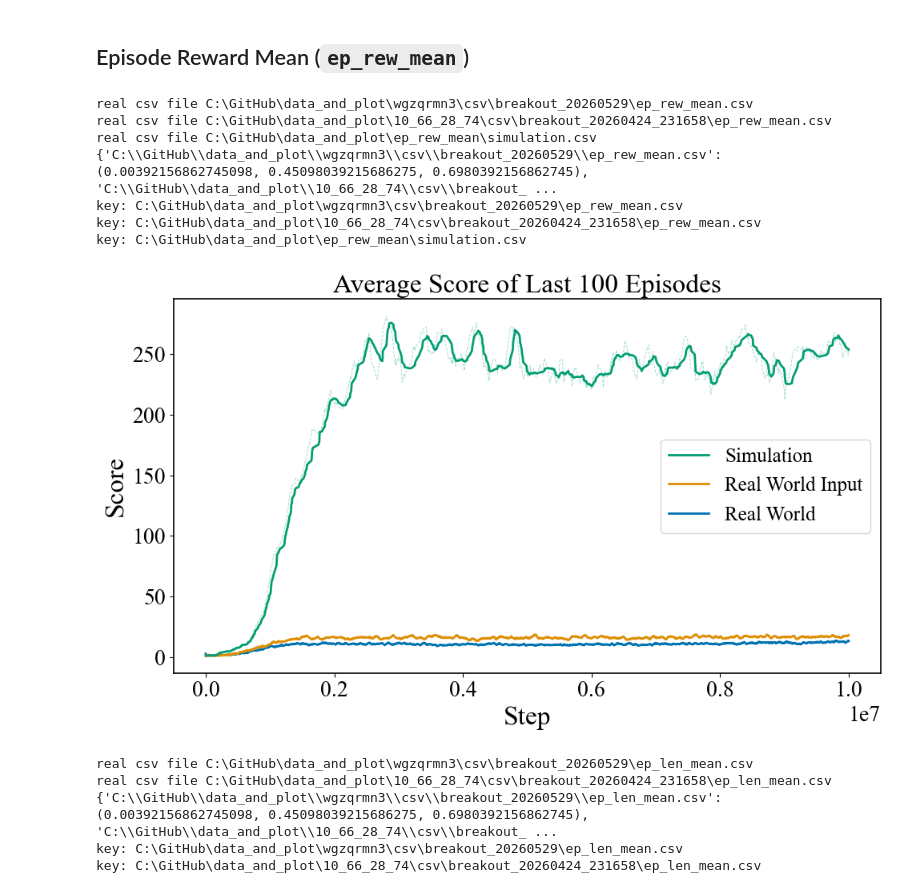
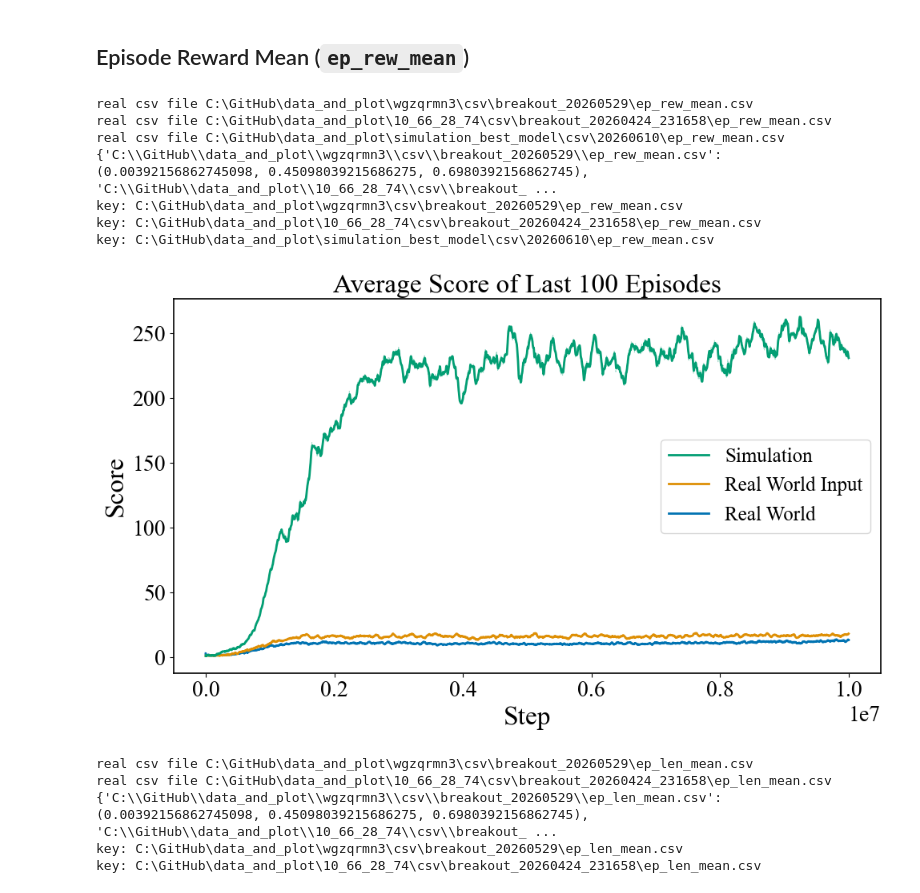
Before and after one commit to RongpingZhou/data_and_plot, a Jupyter notebook: plot.ipynb, the cells around one changed output. Saved outputs shown, nothing was run; the diff lists cells and outputs as text; code cells hidden in the pictures.

Commit message:
add more data

```diff
--- a/plot.ipynb
+++ b/plot.ipynb
@@ -16,10 +16,12 @@ import os
 # output_dir = "/home/wsl/mygit/rwrl_backup/runs/AtlantisNoFrameskip-v4/DQN_1/"
 # log_dir = "C:\\GitHub\\data_and_plot\\wgzqrmn3\\tensorboard\\breakout_20260401_000009\\events.out.tfevents.1774962009.b3611ff33acb.2909.0"
 # output_dir = "C:\\GitHub\\data_and_plot\\ep_rew_mean\\wgzqrmn3\\"
-log_dir = "C:\\GitHub\\data_and_plot\\wgzqrmn3\\tensorboard\\breakout_20260529_224645\\events.out.tfevents.1780058805.b3611ff33acb.7836.0"
-output_dir = "C:\\GitHub\\data_and_plot\\wgzqrmn3\\csv\\breakout_20260529\\"
+# log_dir = "C:\\GitHub\\data_and_plot\\wgzqrmn3\\tensorboard\\breakout_20260529_224645\\events.out.tfevents.1780058805.b3611ff33acb.7836.0"
+# output_dir = "C:\\GitHub\\data_and_plot\\wgzqrmn3\\csv\\breakout_20260529\\"
 # log_dir = "C:\\GitHub\\data_and_plot\\10_66_28_74\\tensorboard\\breakout_20260424_231658\\events.out.tfevents.1777036618.f9131d64a981.2853.0"
 # output_dir = "C:\\GitHub\\data_and_plot\\10_66_28_74\\csv\\breakout_20260424_231658\\"
+log_dir = "C:\\GitHub\\data_and_plot\\simulation_best_model\\tensorboard\\BreakoutNoFrameskip-v4\\DQN_1\\events.out.tfevents.1781071073.A512025.1083587.0"
+output_dir = "C:\\GitHub\\data_and_plot\\simulation_best_model\\csv\\20260610\\"
 
 os.makedirs(output_dir, exist_ok=True)
 
@@ -394,38 +396,38 @@ key: C:\GitHub\data_and_plot\ep_len_mean\simulation.csv
 # %%
 real_world_ep_rew_mean = "C:\\GitHub\\data_and_plot\\wgzqrmn3\\csv\\breakout_20260529\\ep_rew_mean.csv"
 real_world_input_ep_rew_mean = "C:\\GitHub\\data_and_plot\\10_66_28_74\\csv\\breakout_20260424_231658\\ep_rew_mean.csv"
-simulation_ep_rew_mean = "C:\\GitHub\\data_and_plot\\ep_rew_mean\\simulation.csv"
+simulation_ep_rew_mean = "C:\\GitHub\\data_and_plot\\simulation_best_model\\csv\\20260610\\ep_rew_mean.csv"
 
 keys = [real_world_ep_rew_mean, real_world_input_ep_rew_mean, simulation_ep_rew_mean]
 
 legend_map = {
     real_world_ep_rew_mean: "Real World",
     real_world_input_ep_rew_mean: "Real World Input",
     simulation_ep_rew_mean: "Simulation",
 }
 
 data_ep_rew = {key: read_rl_csv("ep_rew_mean", key) for key in keys}
 
 plot_rl_curves(
     data_ep_rew,
     legend_map=legend_map,
     title="Average Score of Last 100 Episodes",
     x_label="Step",
     y_label="Score",
     figsize=(10, 6),
     window_size=10,
     save_path='three_system',
     is_legend=True,
 )
 # %% [output]
 real csv file C:\GitHub\data_and_plot\wgzqrmn3\csv\breakout_20260529\ep_rew_mean.csv
 real csv file C:\GitHub\data_and_plot\10_66_28_74\csv\breakout_20260424_231658\ep_rew_mean.csv
-real csv file C:\GitHub\data_and_plot\ep_rew_mean\simulation.csv
+real csv file C:\GitHub\data_and_plot\simulation_best_model\csv\20260610\ep_rew_mean.csv
 {'C:\\GitHub\\data_and_plot\\wgzqrmn3\\csv\\breakout_20260529\\ep_rew_mean.csv': (0.00392156862745098, 0.45098039215686275, 0.6980392156862745), 'C:\\GitHub\\data_and_plot\\10_66_28_74\\csv\\breakout_ ...
 key: C:\GitHub\data_and_plot\wgzqrmn3\csv\breakout_20260529\ep_rew_mean.csv
 key: C:\GitHub\data_and_plot\10_66_28_74\csv\breakout_20260424_231658\ep_rew_mean.csv
-key: C:\GitHub\data_and_plot\ep_rew_mean\simulation.csv
+key: C:\GitHub\data_and_plot\simulation_best_model\csv\20260610\ep_rew_mean.csv
-[figure, old version]
+[figure, new version]
 # %%
 # keys = ["real_world", "simulation_with_real_world_input", "simulation"]
 # legend_map = {
```
Also changed, not shown: parts of 4 cells of this notebook, 15 other files.
